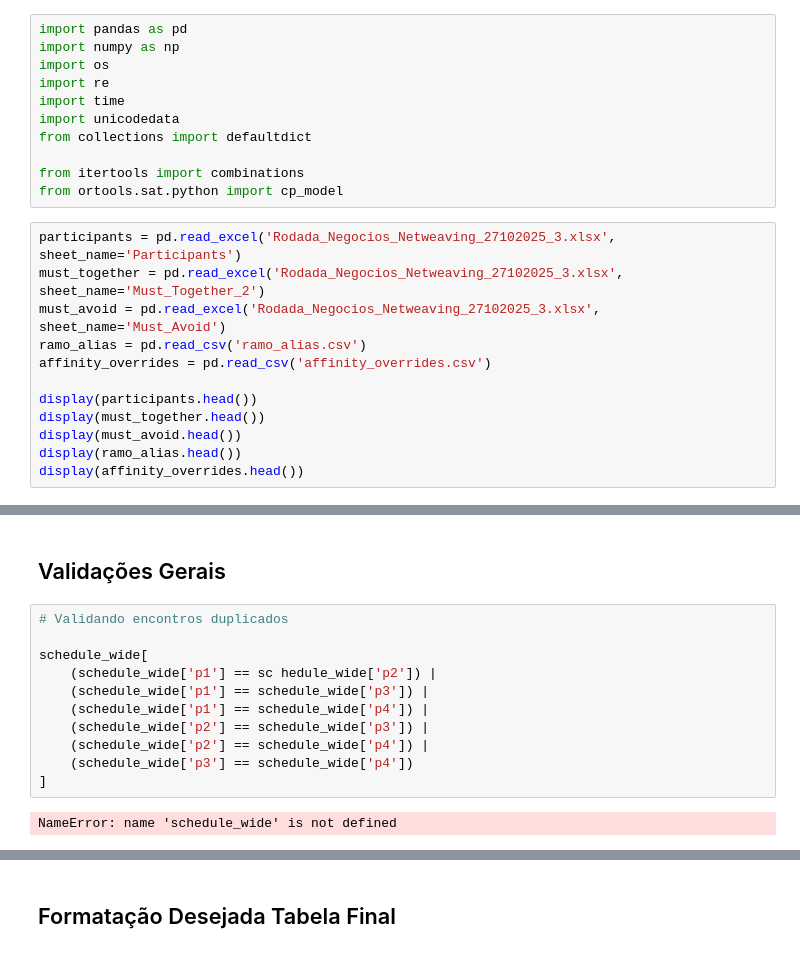
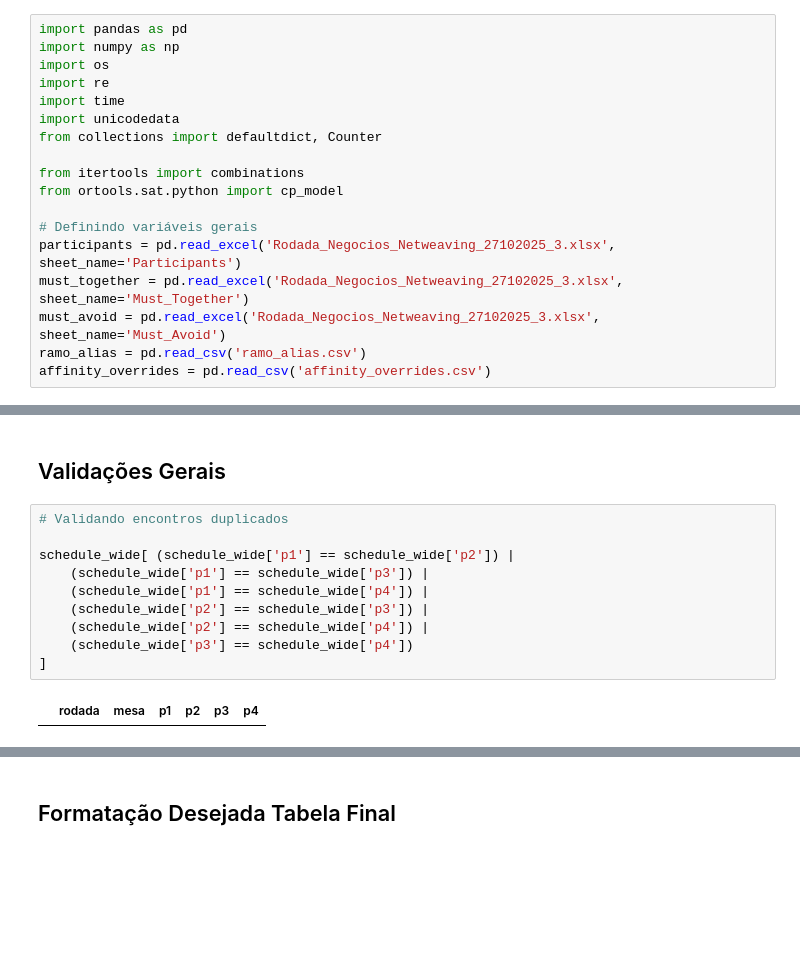
Before and after one commit to FelipeSilvieri/netweaving-conecta-otimizador, a Jupyter notebook: script_optimization_2.ipynb, the cells around one changed output, grey strips where cells are left out. Drawn from its saved outputs; the diff is of its cells as text; blank space fills up the shorter version.

```diff
--- a/script_optimization_2.ipynb
+++ b/script_optimization_2.ipynb
@@ -7,19 +7,14 @@ import os
 import re
 import time
 import unicodedata
-from collections import defaultdict
+from collections import defaultdict, Counter
 
 from itertools import combinations
 from ortools.sat.python import cp_model
+
+# Definindo variáveis gerais
+participants = pd.read_excel('Rodada_Negocios_Netweaving_27102025_3.xlsx', sheet_name='Participants')
+must_together = pd.read_excel('Rodada_Negocios_Netweaving_27102025_3.xlsx', sheet_name='Must_Together')
+must_avoid = pd.read_excel('Rodada_Negocios_Netweaving_27102025_3.xlsx', sheet_name='Must_Avoid')
+ramo_alias = pd.read_csv('ramo_alias.csv')
+affinity_overrides = pd.read_csv('affinity_overrides.csv')
-# %%
-participants = pd.read_excel('Rodada_Negocios_Netweaving_27102025_3.xlsx', sheet_name='Participants')
-must_together = pd.read_excel('Rodada_Negocios_Netweaving_27102025_3.xlsx', sheet_name='Must_Together_2')
-must_avoid = pd.read_excel('Rodada_Negocios_Netweaving_27102025_3.xlsx', sheet_name='Must_Avoid')
-ramo_alias = pd.read_csv('ramo_alias.csv')
-affinity_overrides = pd.read_csv('affinity_overrides.csv')
-
-display(participants.head())
-display(must_together.head())
-display(must_avoid.head())
-display(ramo_alias.head())
-display(affinity_overrides.head())
@@ -502,13 +1274,12 @@ RuntimeError: Modelo infeasible (verifique pares must_avoid/must_together e dist
 # %%
 # Validando encontros duplicados
 
-schedule_wide[
-    (schedule_wide['p1'] == sc hedule_wide['p2']) |
+schedule_wide[ (schedule_wide['p1'] == schedule_wide['p2']) |
     (schedule_wide['p1'] == schedule_wide['p3']) |
     (schedule_wide['p1'] == schedule_wide['p4']) |
     (schedule_wide['p2'] == schedule_wide['p3']) |
     (schedule_wide['p2'] == schedule_wide['p4']) |
     (schedule_wide['p3'] == schedule_wide['p4'])
 ]
 # %% [output]
-NameError: name 'schedule_wide' is not defined
+|  | rodada | mesa | p1 | p2 | p3 | p4 |
```
Also changed, not shown: parts of 20 cells of this notebook, 3 other files.
